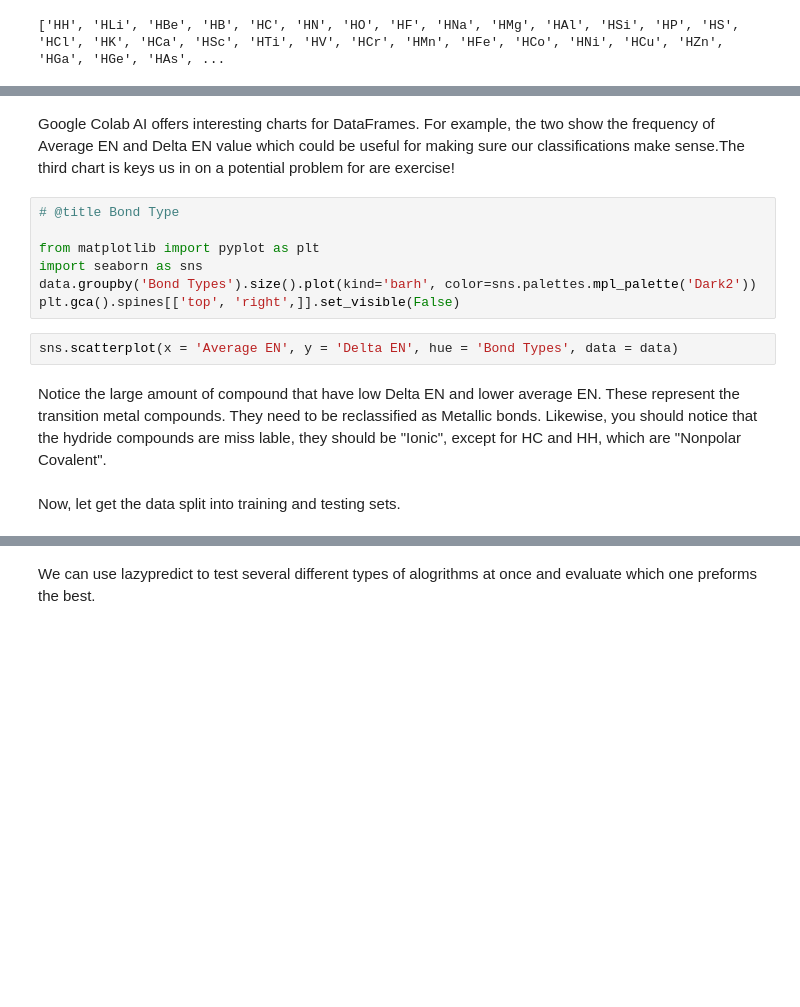
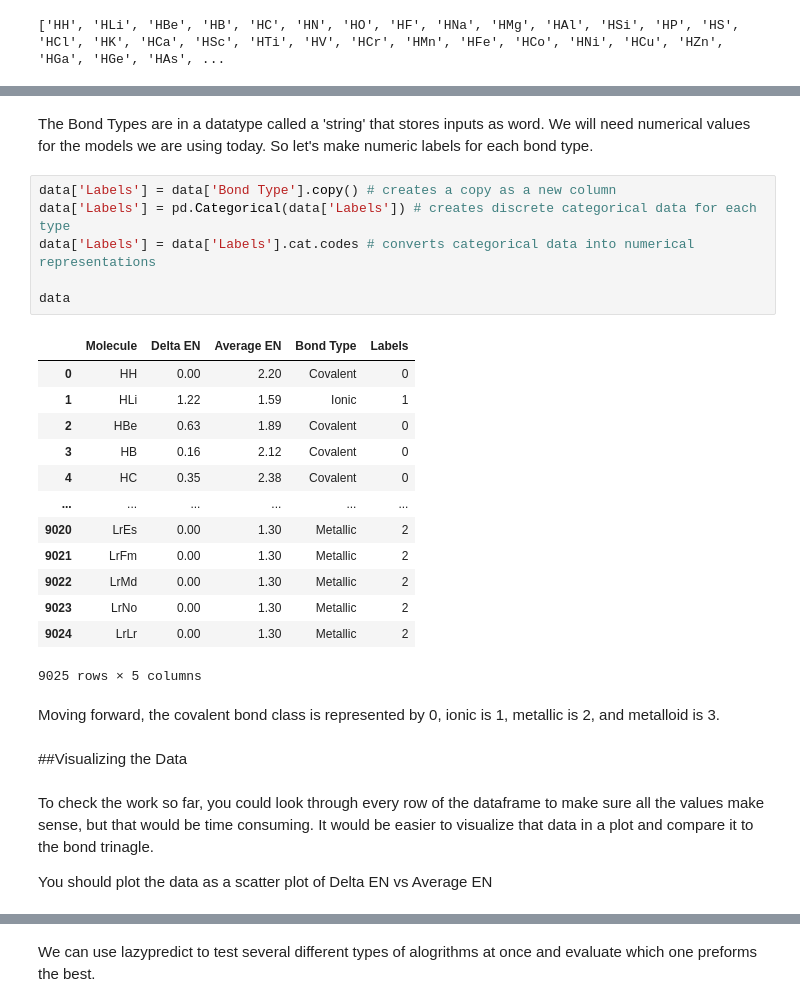
Before and after one commit to mcpikep/Student-ML-Exercise, a Jupyter notebook: Bond_Classification_Student_Exercise.ipynb, the cells around one changed output, grey strips where cells are left out. Cells and saved outputs as stored; diff of their text form; blank space fills up the shorter version.

```diff
--- a/Bond_Classification_Student_Exercise.ipynb
+++ b/Bond_Classification_Student_Exercise.ipynb
@@ -203,15 +270,30 @@ data
-# %% [markdown]
-Google Colab AI offers interesting charts for DataFrames. For example, the two show the frequency of Average EN and Delta EN value which could be useful for making sure our classifications make sense.The third chart is keys us in on a potential problem for are exercise!
-# %%
-# @title Bond Type
-
-from matplotlib import pyplot as plt
-import seaborn as sns
-data.groupby('Bond Types').size().plot(kind='barh', color=sns.palettes.mpl_palette('Dark2'))
-plt.gca().spines[['top', 'right',]].set_visible(False)
-# %%
-sns.scatterplot(x = 'Average EN', y = 'Delta EN', hue = 'Bond Types', data = data)
-# %% [markdown]
-Notice the large amount of compound that have low Delta EN and lower average EN. These represent the transition metal compounds. They need to be reclassified as Metallic bonds. Likewise, you should notice that the hydride compounds are miss lable, they should be "Ionic", except for HC and HH, which are "Nonpolar Covalent".
-# %% [markdown]
-Now, let get the data split into training and testing sets.
+# %% [markdown]
+The Bond Types are in a datatype called a 'string' that stores inputs as word. We will need numerical values for the models we are using today. So let's make numeric labels for each bond type.
+# %%
+data['Labels'] = data['Bond Type'].copy() # creates a copy as a new column
+data['Labels'] = pd.Categorical(data['Labels']) # creates discrete categorical data for each type
+data['Labels'] = data['Labels'].cat.codes # converts categorical data into numerical representations
+
+data
+# %% [output]
+|  | Molecule | Delta EN | Average EN | Bond Type | Labels |
+| 0 | HH | 0.00 | 2.20 | Covalent | 0 |
+| 1 | HLi | 1.22 | 1.59 | Ionic | 1 |
+| 2 | HBe | 0.63 | 1.89 | Covalent | 0 |
+| 3 | HB | 0.16 | 2.12 | Covalent | 0 |
+| 4 | HC | 0.35 | 2.38 | Covalent | 0 |
+| ... | ... | ... | ... | ... | ... |
+| 9020 | LrEs | 0.00 | 1.30 | Metallic | 2 |
+| 9021 | LrFm | 0.00 | 1.30 | Metallic | 2 |
+| 9022 | LrMd | 0.00 | 1.30 | Metallic | 2 |
+| 9023 | LrNo | 0.00 | 1.30 | Metallic | 2 |
+| 9024 | LrLr | 0.00 | 1.30 | Metallic | 2 |
+9025 rows × 5 columns
+# %% [markdown]
+Moving forward, the covalent bond class is represented by 0, ionic is 1, metallic is 2, and metalloid is 3.
+# %% [markdown]
+##Visualizing the Data
+# %% [markdown]
+To check the work so far, you could look through every row of the dataframe to make sure all the values make sense, but that would be time consuming. It would be easier to visualize that data in a plot and compare it to the bond trinagle.
+
+You should plot the data as a scatter plot of Delta EN vs Average EN
```
Also changed, not shown: parts of 131 cells of this notebook.
